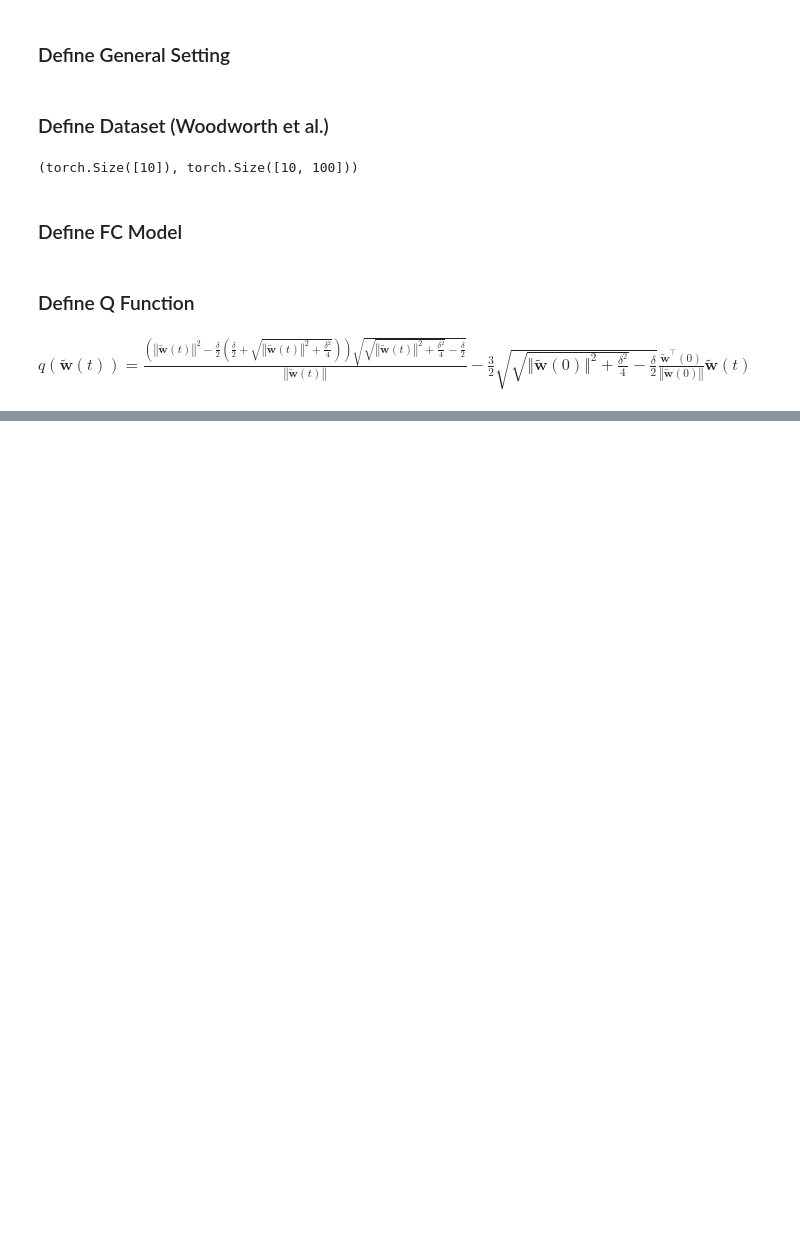
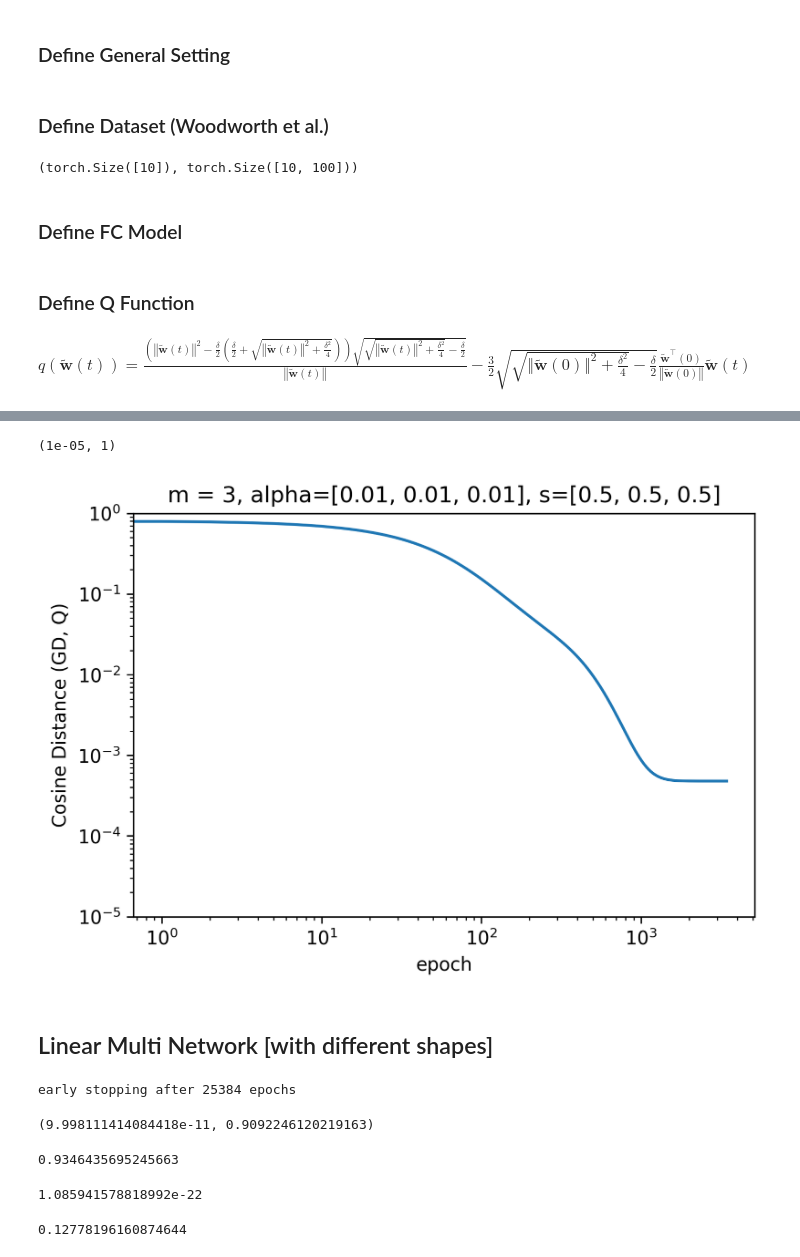
Before and after one commit to shaharazulay/implicit-bias, a Jupyter notebook: simulation_FC.ipynb, the cells around one changed output, grey strips where cells are left out. Drawn from its saved outputs; the diff is of its cells as text; code cells hidden in the pictures; blank space fills up the shorter version.

```diff
--- a/simulation_FC.ipynb
+++ b/simulation_FC.ipynb
@@ -244,7 +255,7 @@ yscale('log')
 # %%
 m = 3
-alpha = 0.1
-s = 0.5
+alpha = [0.01] * m
+s = [0.5] * m
 # %%
 model, train_loss, test_loss, w_tilde_array = train(
     alpha=alpha,
@@ -261,5 +278,5 @@ early stopping after 407 epochs
 # %%
-w_Q, a_Q = solver(X_train.numpy(), y_train.numpy(), model.w_0, model.a_0, alpha=alpha, s=s, obj='Q')
+w_Q, a_Q = solver(X_train.numpy(), y_train.numpy(), model.w_0, model.a_0, alpha=alpha, s=s, obj='Q', optim_tol=1e-7)
 w_tilde_Q = w_Q * a_Q
 # %%
 distance.cosine(w_tilde_Q.flatten(), w_tilde_array[-1].flatten())
@@ -267,0 +285,15 @@ distance.cosine(w_tilde_Q.flatten(), w_tilde_array[-1].flatten())
+# %%
+plot([distance.cosine(w_tilde.flatten(), w_tilde_Q.flatten())
+         for w_tilde in w_tilde_array])
+
+title(f'm = {m}, alpha={alpha}, s={s}')
+ylabel('Cosine Distance (GD, Q)')
+xlabel('epoch')
+xscale('log')
+yscale('log')
+ylim([1e-5, 1])
+# %% [output]
+(1e-05, 1)
+[figure, added]
+# %% [markdown]
+##  Linear Multi Network [with different shapes]
@@ -267,0 +304,19 @@ distance.cosine(w_tilde_Q.flatten(), w_tilde_array[-1].flatten())
+# %%
+model, train_loss, test_loss, w_tilde_array = train(
+    alpha=alpha,
+    s=s,
+    m=m,
+    d=d,
+    step_size=1e-4,
+    symmetric=False,
+    early_stop_tol=1e-10
+)
+train_loss.item(), test_loss.item()
+# %% [output]
+early stopping after 25384 epochs
+(9.998111414084418e-11, 0.9092246120219163)
+# %%
+# sanity check that GD learns
+distance.cosine((model.w_0 *  model.a_0).flatten(), (model.current_w * model.current_a).flatten())
+# %% [output]
+0.9346435695245663
@@ -267,0 +326,10 @@ distance.cosine(w_tilde_Q.flatten(), w_tilde_array[-1].flatten())
+# %%
+y_pred_Q = (np.matmul(w_Q * a_Q, X_train.numpy().transpose())).sum(axis=0)
+loss_Q = F.mse_loss(torch.DoubleTensor(y_pred_Q), y_train)
+loss_Q.item()
+# %% [output]
+1.085941578818992e-22
+# %%
+distance.cosine(w_tilde_Q.flatten(), w_tilde_array[-1].flatten())
+# %% [output]
+0.12778196160874644
```
Also changed, not shown: parts of 43 cells of this notebook.
